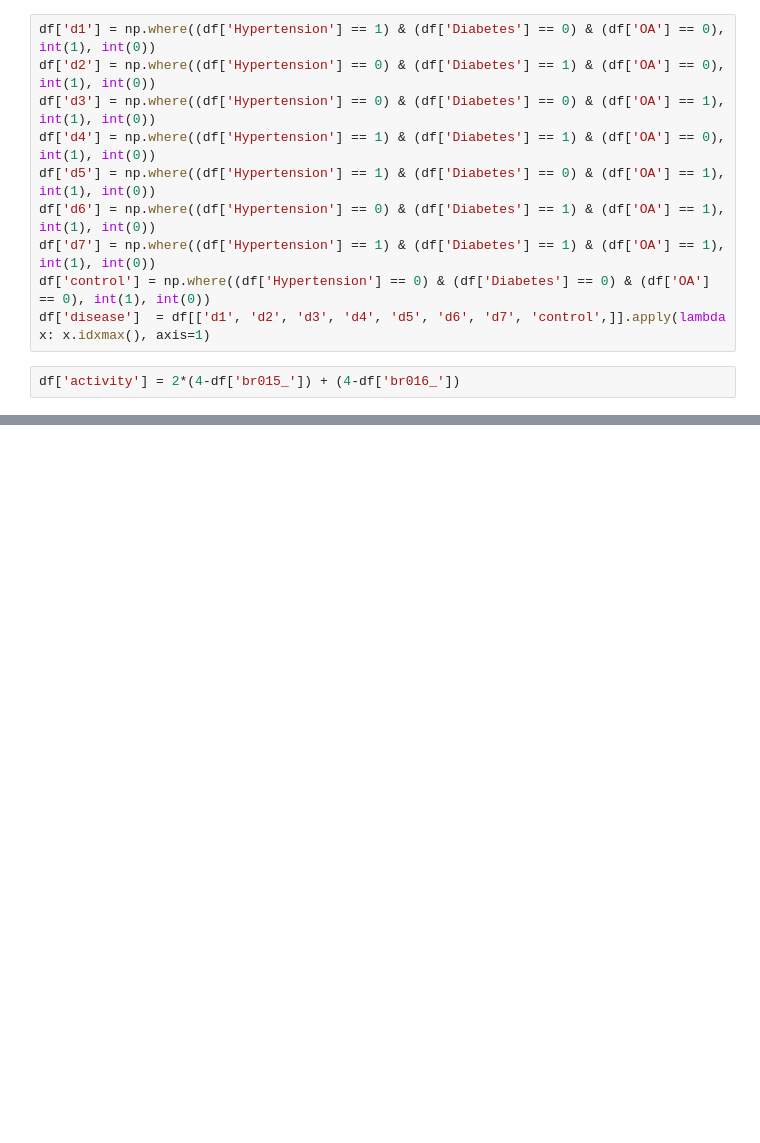
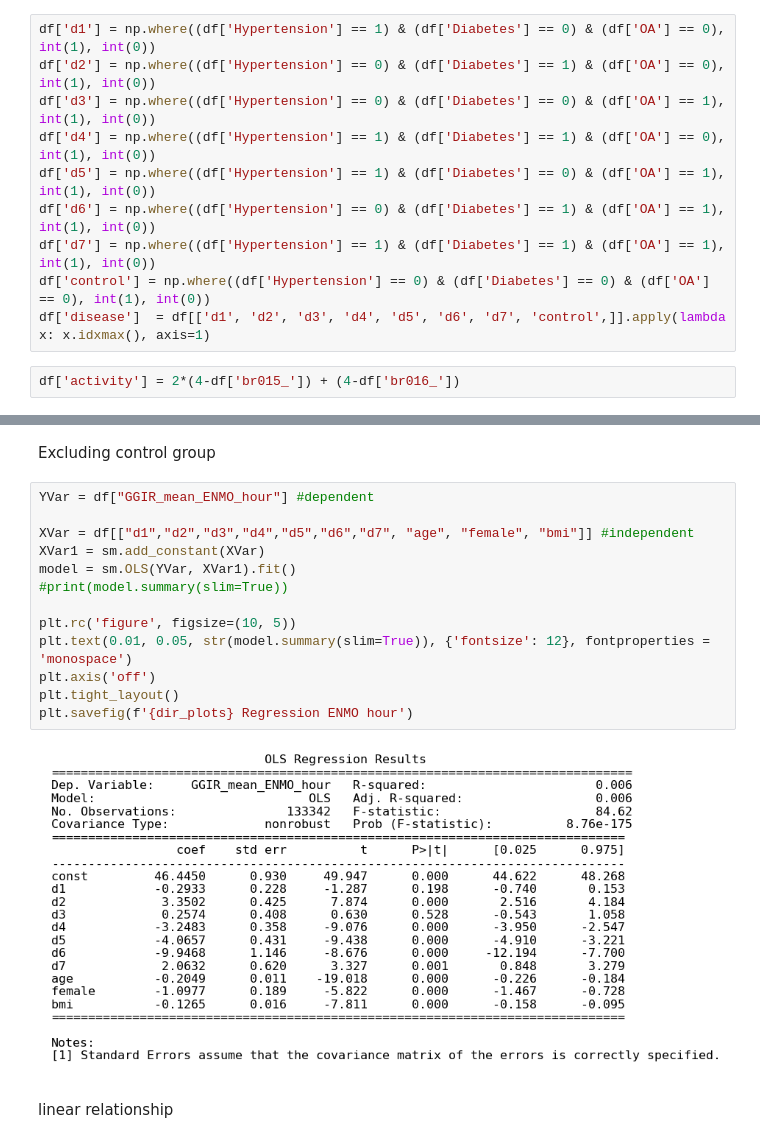
Before and after one commit to mjoeli/csb_project, a Jupyter notebook: regression_hour.ipynb, the cells around one changed output, grey strips where cells are left out. Drawn from its saved outputs; the diff is of its cells as text; blank space fills up the shorter version.

Commit message:
Add files via upload
Checking linear Assumtions

```diff
--- a/regression_hour.ipynb
+++ b/regression_hour.ipynb
@@ -107,0 +143,19 @@ df['activity'] = 2*(4-df['br015_']) + (4-df['br016_'])
+# %% [markdown]
+Excluding control group
+# %%
+YVar = df["GGIR_mean_ENMO_hour"] #dependent
+
+XVar = df[["d1","d2","d3","d4","d5","d6","d7", "age", "female", "bmi"]] #independent
+XVar1 = sm.add_constant(XVar)
+model = sm.OLS(YVar, XVar1).fit()
+#print(model.summary(slim=True))
+
+plt.rc('figure', figsize=(10, 5))
+plt.text(0.01, 0.05, str(model.summary(slim=True)), {'fontsize': 12}, fontproperties = 'monospace')
+plt.axis('off')
+plt.tight_layout()
+plt.savefig(f'{dir_plots} Regression ENMO hour')
+# %% [output]
+[figure, added]
+# %% [markdown]
+linear relationship
```
Also changed, not shown: parts of 25 cells of this notebook, 1 other file.
